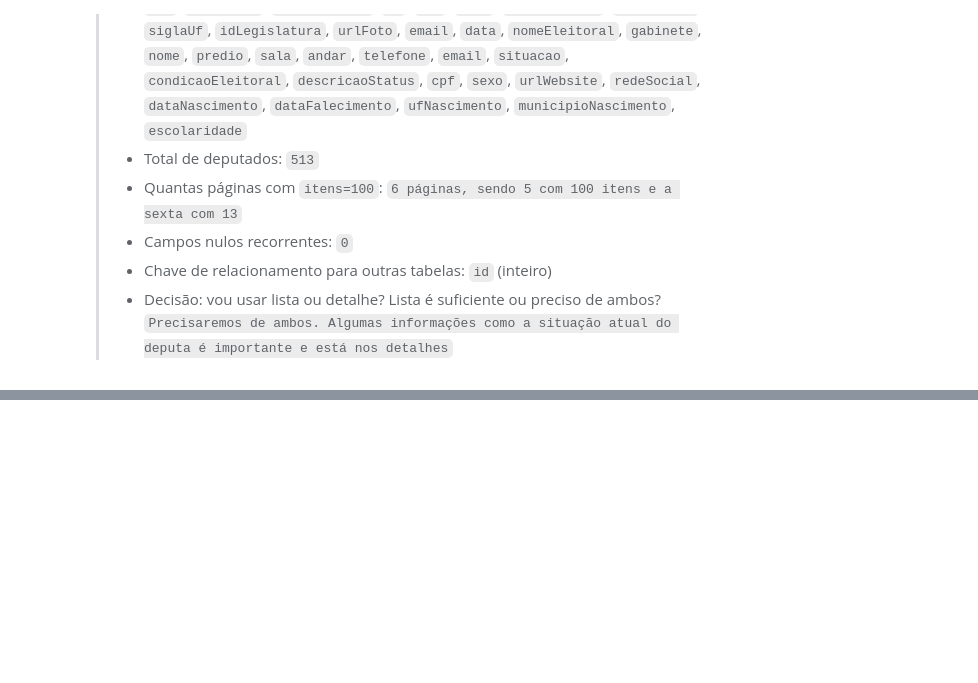
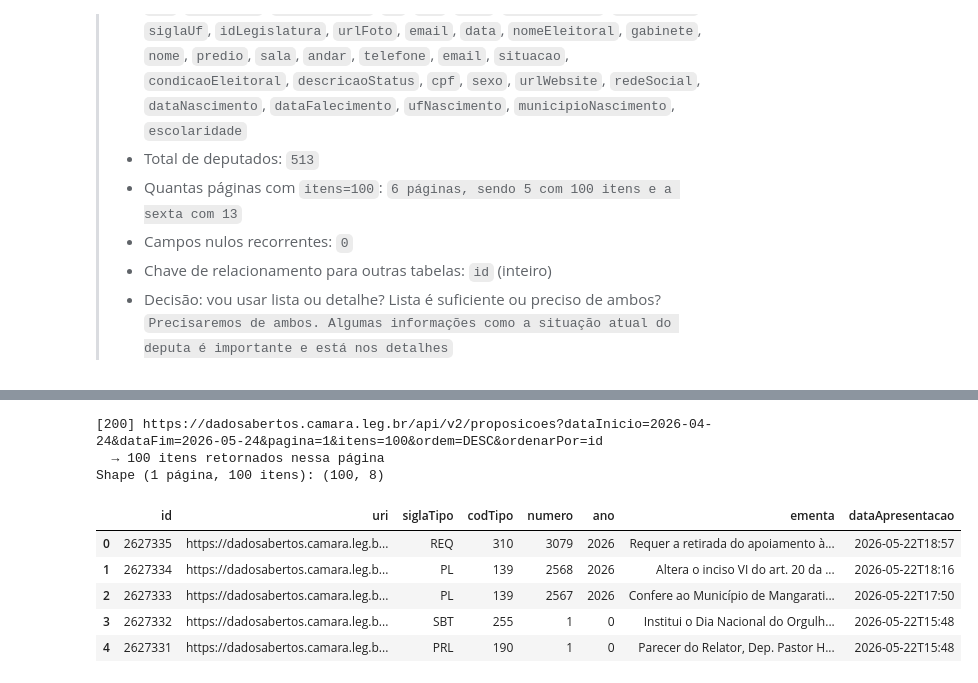
Before and after one commit to valadaresdiego/radar-legislativo, a Jupyter notebook: notebooks/01_api_exploration.ipynb, the cells around one changed output, grey strips where cells are left out. Cells and saved outputs as stored; diff of their text form; code cells hidden in the pictures; blank space fills up the shorter version.

Commit message:
Exploração do endpoint de Proposições

```diff
--- a/notebooks/01_api_exploration.ipynb
+++ b/notebooks/01_api_exploration.ipynb
@@ -323,0 +330,27 @@ Links de paginação:
+# %%
+# Proposições dos últimos 30 dias
+# atenção: a API exige dataInicio e dataFim no formato YYYY-MM-DD
+params_prop = {
+    "dataInicio": DATA_INICIO,
+    "dataFim":    DATA_FIM,
+    "pagina":     1,
+    "itens":      100,
+    "ordem":      "DESC",
+    "ordenarPor": "id"
+}
+
+raw_prop = get_endpoint("/proposicoes", params=params_prop)
+df_prop  = normalizar(raw_prop)
+
+print(f"Shape (1 página, 100 itens): {df_prop.shape}")
+df_prop.head()
+# %% [output]
+[200] https://dadosabertos.camara.leg.br/api/v2/proposicoes?dataInicio=2026-04-24&dataFim=2026-05-24&pagina=1&itens=100&ordem=DESC&ordenarPor=id
+  → 100 itens retornados nessa página
+Shape (1 página, 100 itens): (100, 8)
+|  | id | uri | siglaTipo | codTipo | numero | ano | ementa | dataApresentacao |
+| 0 | 2627335 | https://dadosabertos.camara.leg.b... | REQ | 310 | 3079 | 2026 | Requer a retirada do apoiamento à... | 2026-05-22T18:57 |
+| 1 | 2627334 | https://dadosabertos.camara.leg.b... | PL | 139 | 2568 | 2026 | Altera o inciso VI do art. 20 da ... | 2026-05-22T18:16 |
+| 2 | 2627333 | https://dadosabertos.camara.leg.b... | PL | 139 | 2567 | 2026 | Confere ao Município de Mangarati... | 2026-05-22T17:50 |
+| 3 | 2627332 | https://dadosabertos.camara.leg.b... | SBT | 255 | 1 | 0 | Institui o Dia Nacional do Orgulh... | 2026-05-22T15:48 |
+| 4 | 2627331 | https://dadosabertos.camara.leg.b... | PRL | 190 | 1 | 0 | Parecer do Relator, Dep. Pastor H... | 2026-05-22T15:48 |
```
Also changed, not shown: parts of 12 cells of this notebook.
